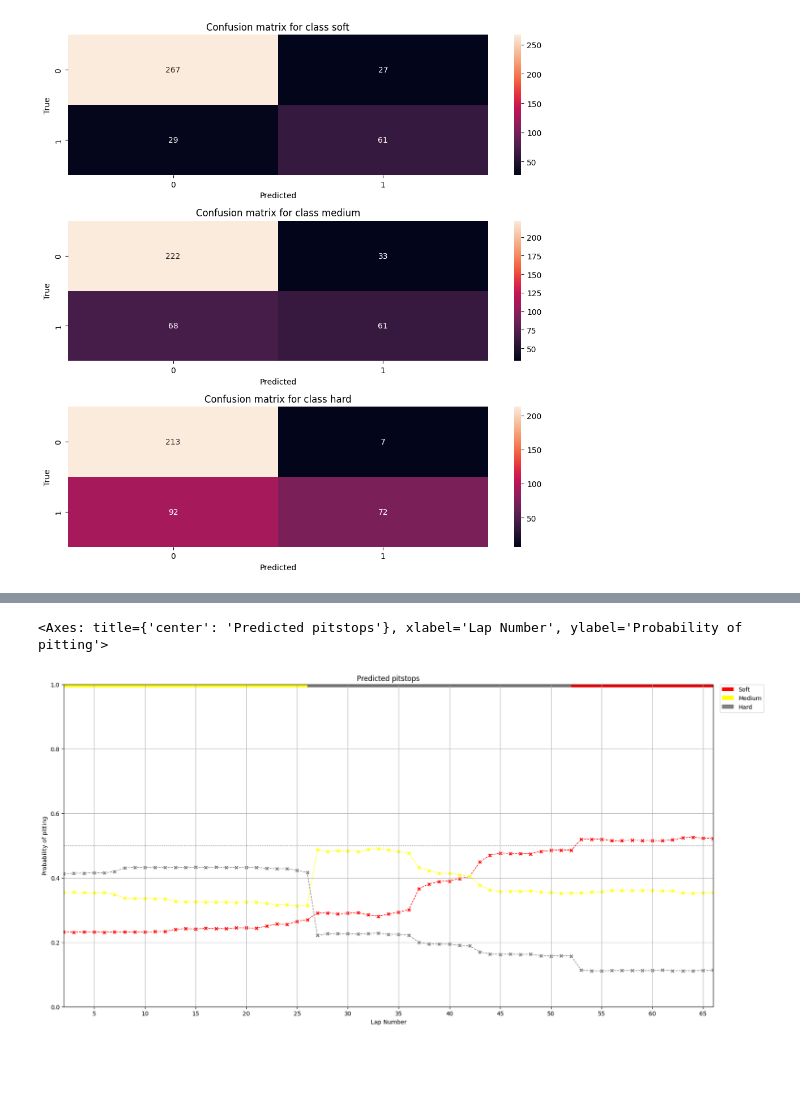
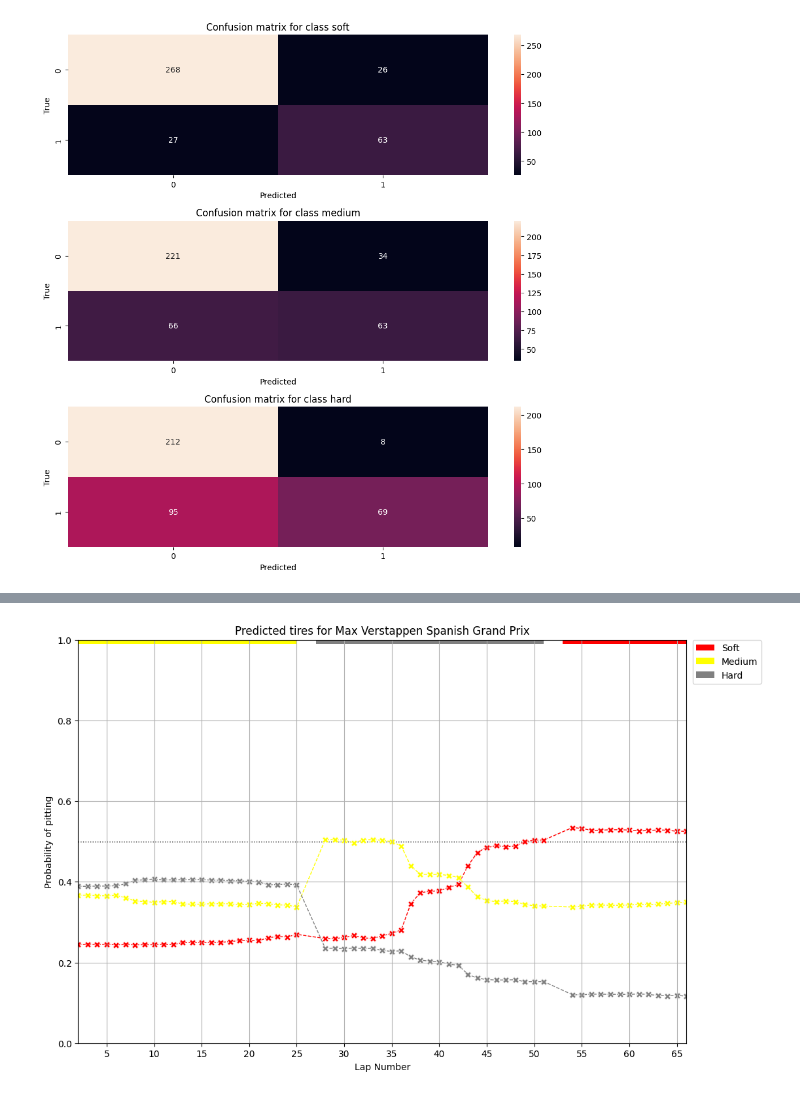
Before and after one commit to Nelson-Jnrnd/f1-pit-predictor-dataset, a Jupyter notebook: model_training_tire.ipynb, the cells around one changed output, grey strips where cells are left out. Cells and saved outputs as stored; diff of their text form; code cells hidden in the pictures; blank space fills up the shorter version.

Commit message:
modif training_tire_rf

```diff
--- a/model_training_tire.ipynb
+++ b/model_training_tire.ipynb
@@ -62,7 +62,7 @@ def balanced_accuracy(y_true, y_pred):
     return (specificity + sensitivity) / 2
 # %%
 model = RandomForestClassifier(
-    n_estimators=2000,
+    n_estimators=500,
     max_depth=5,
     max_features='sqrt',
     criterion='entropy',
@@ -126,0 +104,27 @@ weighted avg       0.77      0.51      0.60       383
+# %%
+from sklearn.metrics import classification_report, multilabel_confusion_matrix
+print(multilabel_confusion_matrix(y_test, y_pred))
+print(classification_report(y_test, y_pred))
+
+y_true_pred = np.argmax(y_pred, axis=-1)
+
+y_true=np.argmax(y_test, axis=-1)
+
+cm = confusion_matrix(y_true, y_true_pred)
+labels = ['soft', 'medium', 'hard']
+class_names = labels
+# Plot confusion matrix in a beautiful manner
+fig = plt.figure(figsize=(10, 8))
+ax= plt.subplot()
+sns.heatmap(cm, annot=True, ax = ax, fmt = 'g'); #annot=True to annotate cells
+# labels, title and ticks
+ax.set_xlabel('Predicted', fontsize=10)
+ax.xaxis.set_label_position('bottom')
+plt.xticks(rotation=90)
+ax.xaxis.set_ticklabels(class_names, fontsize = 10)
+ax.xaxis.tick_bottom()
+
+ax.set_ylabel('True', fontsize=10)
+ax.yaxis.set_ticklabels(class_names, fontsize = 10)
+plt.yticks(rotation=0)
+plt.savefig('confusion_matrix_tire.svg', format='svg')
@@ -186,14 +210,16 @@ def plot_race_predictions(x, y, proba, ax, colors=['red', 'yellow', 'gray'], mar
 # %%
 from f1pitpred.plotting import plot_stoppages, plot_tyres
 
-fig, ax = plt.subplots(figsize=(20, 10))
+fig, ax = plt.subplots(figsize=(12, 8))
 ax.grid()
 plot_race_predictions(x, y, proba, ax)
 plot_stoppages(x, ax)
 plot_tyres(x, ax)
+plt.title('Predicted tires for Max Verstappen Spanish Grand Prix')
+
+plt.savefig('predictions_tire.svg', format='svg')
 # %% [output]
-<Axes: title={'center': 'Predicted pitstops'}, xlabel='Lap Number', ylabel='Probability of pitting'>
-[figure, old version]
+[figure, new version]
 # %%
 # Save model
 import pickle
```
Also changed, not shown: parts of 7 cells of this notebook, 3 other files.
